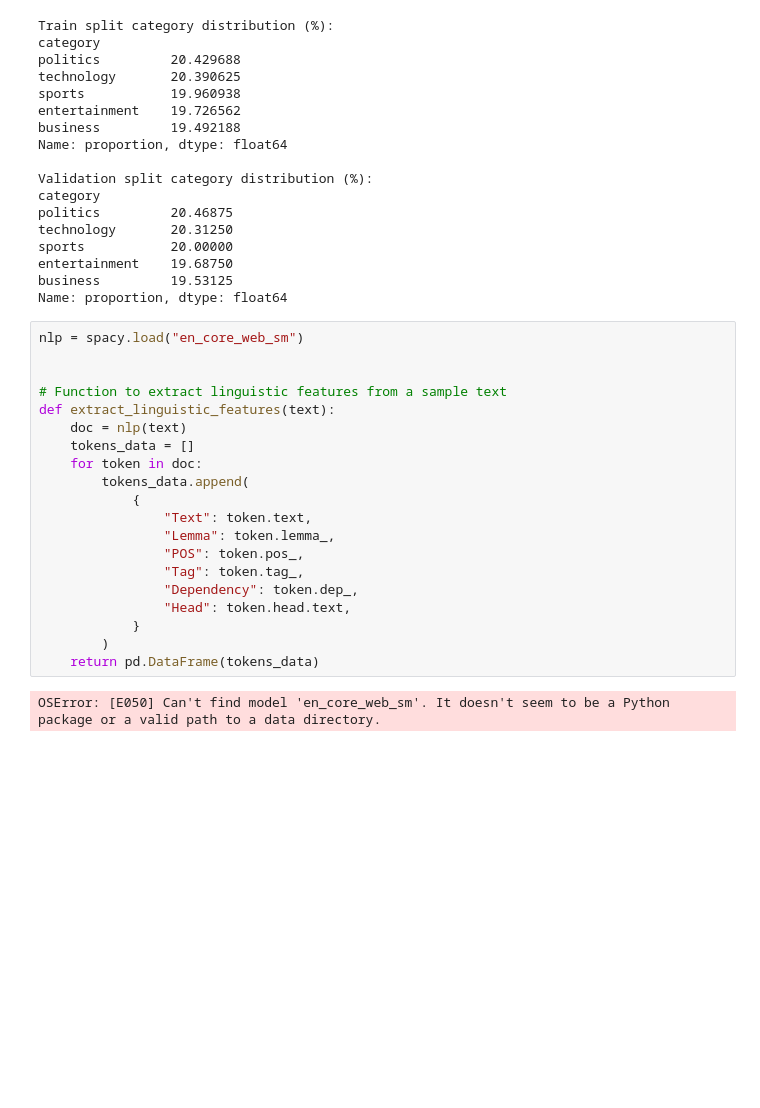
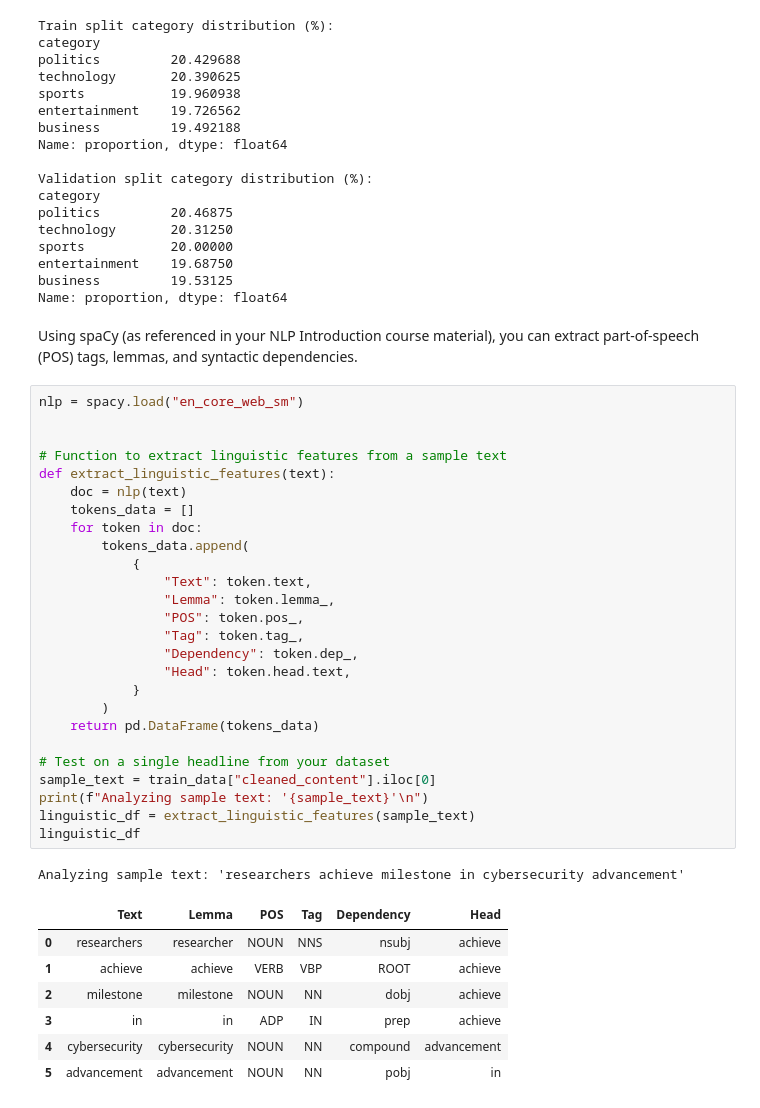
Before and after one commit to francescachn/Text-mining-project, a Jupyter notebook: project.ipynb, the cells around one changed output. Saved outputs shown, nothing was run; the diff lists cells and outputs as text; blank space fills up the shorter version.

```diff
--- a/project.ipynb
+++ b/project.ipynb
@@ -202,25 +202,40 @@ sports           20.00000
 entertainment    19.68750
 business         19.53125
 Name: proportion, dtype: float64
+# %% [markdown]
+Using spaCy (as referenced in your NLP Introduction course material), you can extract part-of-speech (POS) tags, lemmas, and syntactic dependencies.
 # %%
 nlp = spacy.load("en_core_web_sm")
 
 
 # Function to extract linguistic features from a sample text
 def extract_linguistic_features(text):
     doc = nlp(text)
     tokens_data = []
     for token in doc:
         tokens_data.append(
             {
                 "Text": token.text,
                 "Lemma": token.lemma_,
                 "POS": token.pos_,
                 "Tag": token.tag_,
                 "Dependency": token.dep_,
                 "Head": token.head.text,
             }
         )
     return pd.DataFrame(tokens_data)
+
+# Test on a single headline from your dataset
+sample_text = train_data["cleaned_content"].iloc[0]
+print(f"Analyzing sample text: '{sample_text}'\n")
+linguistic_df = extract_linguistic_features(sample_text)
+linguistic_df
 # %% [output]
-OSError: [E050] Can't find model 'en_core_web_sm'. It doesn't seem to be a Python package or a valid path to a data directory.
+Analyzing sample text: 'researchers achieve milestone in cybersecurity advancement'
+|  | Text | Lemma | POS | Tag | Dependency | Head |
+| 0 | researchers | researcher | NOUN | NNS | nsubj | achieve |
+| 1 | achieve | achieve | VERB | VBP | ROOT | achieve |
+| 2 | milestone | milestone | NOUN | NN | dobj | achieve |
+| 3 | in | in | ADP | IN | prep | achieve |
+| 4 | cybersecurity | cybersecurity | NOUN | NN | compound | advancement |
+| 5 | advancement | advancement | NOUN | NN | pobj | in |
```
Also changed, not shown: parts of 4 cells of this notebook.
